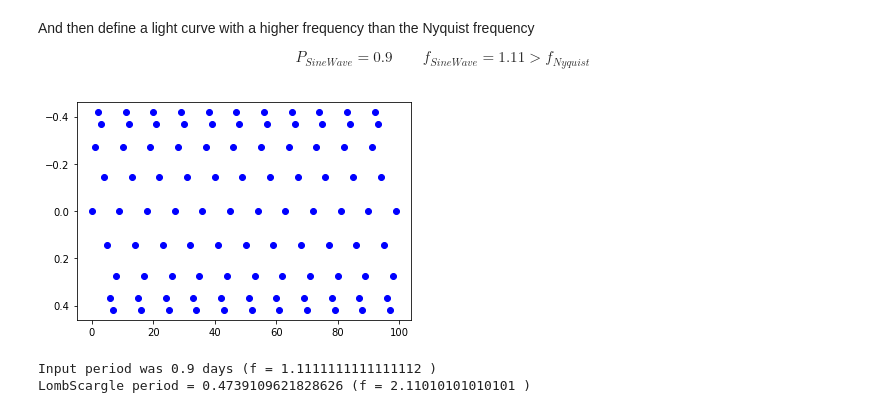
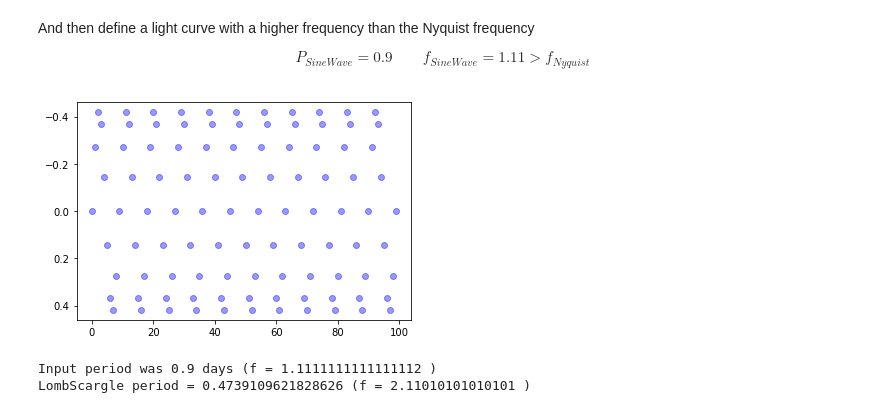
Before and after one commit to ojf/481, a Jupyter notebook: Working_with_Light_Curves/Working_with_Light_Curves.ipynb, the cells around one changed output. Cells and saved outputs as stored; diff of their text form; code cells hidden in the pictures.

```diff
--- a/Working_with_Light_Curves/Working_with_Light_Curves.ipynb
+++ b/Working_with_Light_Curves/Working_with_Light_Curves.ipynb
@@ -169,20 +170,20 @@ $$
 # %%
 def Sine(t, amp = 1.0, offset = 0.0, period = 1.0, phase = 0.0):
     y = np.sin( 2*np.pi/period*(t-phase) )
     return amp/2 * y + offset
 
 period=0.9
 amp=0.85
 offset = 0
 phase=0.45
 
 t = np.arange(0,100,1.)
 mag = Sine(t, amp, offset, period, phase)
 
-plt.plot(t,mag, 'bo')
+plt.plot(t,mag, 'bo', alpha=0.4)
 plt.gca().invert_yaxis()
 # %% [output]
-[figure, old version]
+[figure, new version]
 # %%
 # http://docs.astropy.org/en/stable/stats/lombscargle.html
 frequency, power =  (t, mag).autopower()
```
Also changed, not shown: parts of 13 cells of this notebook, 1 other file.
